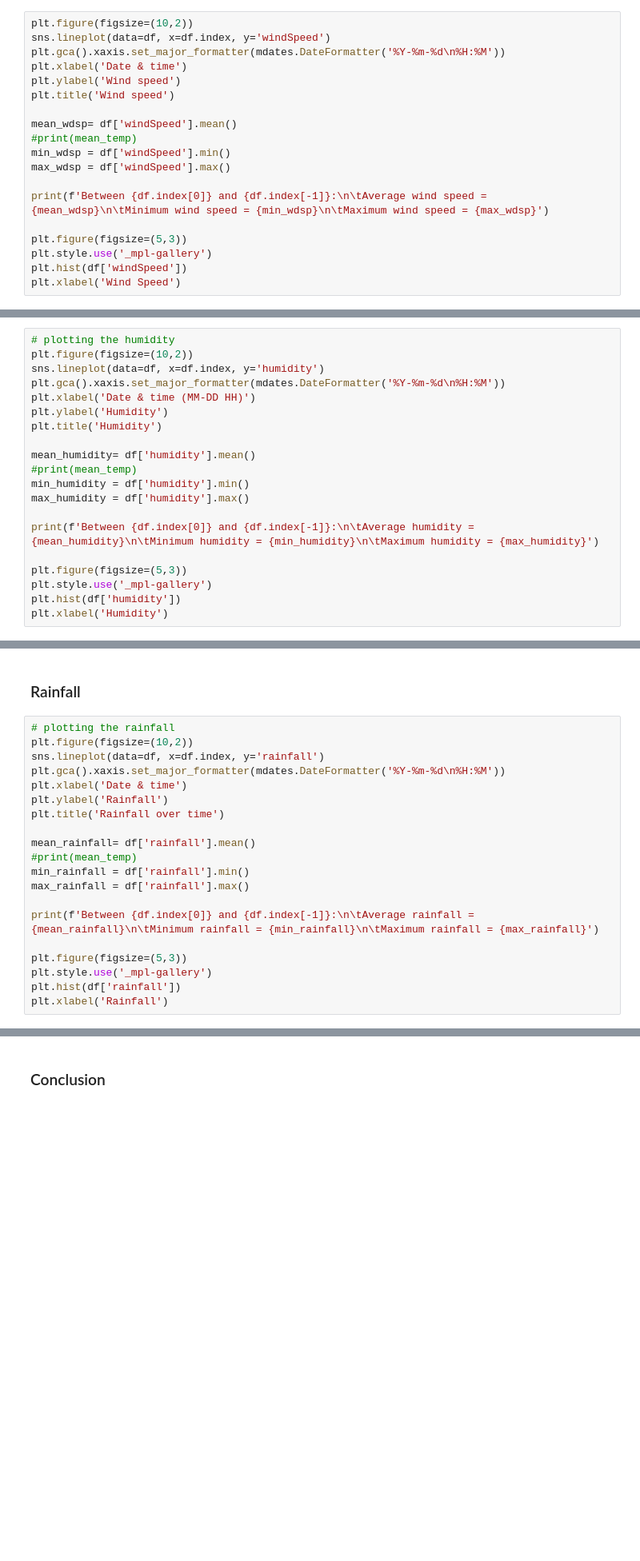
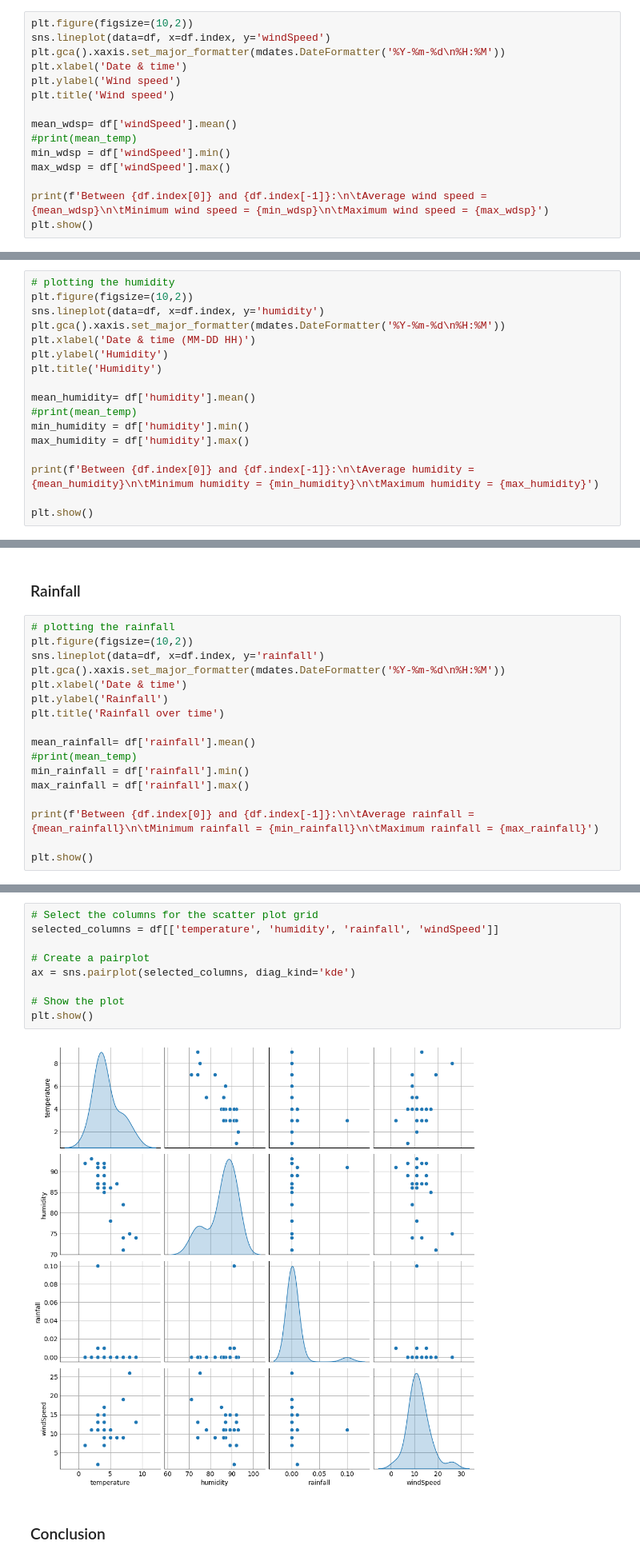
Before and after one commit to Ange-Dvs/computer_infrastructure_assessment, a Jupyter notebook: weather.ipynb, the cells around one changed output, grey strips where cells are left out. Shown at 80% size. Drawn from its saved outputs; the diff is of its cells as text; blank space fills up the shorter version.

```diff
--- a/weather.ipynb
+++ b/weather.ipynb
@@ -446,11 +452,7 @@ min_wdsp = df['windSpeed'].min()
 max_wdsp = df['windSpeed'].max()
 
 print(f'Between {df.index[0]} and {df.index[-1]}:\n\tAverage wind speed = {mean_wdsp}\n\tMinimum wind speed = {min_wdsp}\n\tMaximum wind speed = {max_wdsp}')
-
-plt.figure(figsize=(5,3))
-plt.style.use('_mpl-gallery')
-plt.hist(df['windSpeed'])
-plt.xlabel('Wind Speed')
+plt.show()
 # %% [output]
 Between 2024-08-12 00:00:00 and 2024-08-12 23:00:00:
         Average wind speed = 11.833333333333334
@@ -477,10 +477,7 @@ max_humidity = df['humidity'].max()
 
 print(f'Between {df.index[0]} and {df.index[-1]}:\n\tAverage humidity = {mean_humidity}\n\tMinimum humidity = {min_humidity}\n\tMaximum humidity = {max_humidity}')
 
-plt.figure(figsize=(5,3))
-plt.style.use('_mpl-gallery')
-plt.hist(df['humidity'])
-plt.xlabel('Humidity')
+plt.show()
 # %% [output]
 Between 2024-08-12 00:00:00 and 2024-08-12 23:00:00:
         Average humidity = 85.58333333333333
@@ -507,10 +502,7 @@ max_rainfall = df['rainfall'].max()
 
 print(f'Between {df.index[0]} and {df.index[-1]}:\n\tAverage rainfall = {mean_rainfall}\n\tMinimum rainfall = {min_rainfall}\n\tMaximum rainfall = {max_rainfall}')
 
-plt.figure(figsize=(5,3))
-plt.style.use('_mpl-gallery')
-plt.hist(df['rainfall'])
-plt.xlabel('Rainfall')
+plt.show()
 # %% [output]
 Between 2024-08-12 00:00:00 and 2024-08-12 23:00:00:
         Average rainfall = 0.005416666666666667
@@ -593,6 +556,17 @@ plt.title('Correlation Heatmap')
 plt.show()
 # %% [output]
 [figure]
+# %%
+# Select the columns for the scatter plot grid
+selected_columns = df[['temperature', 'humidity', 'rainfall', 'windSpeed']]
+
+# Create a pairplot
+ax = sns.pairplot(selected_columns, diag_kind='kde')
+
+# Show the plot
+plt.show()
+# %% [output]
+[figure, added]
 # %% [markdown]
 ### Conclusion
 # %% [markdown]
```
Also changed, not shown: parts of 25 cells of this notebook, 1 other file.
